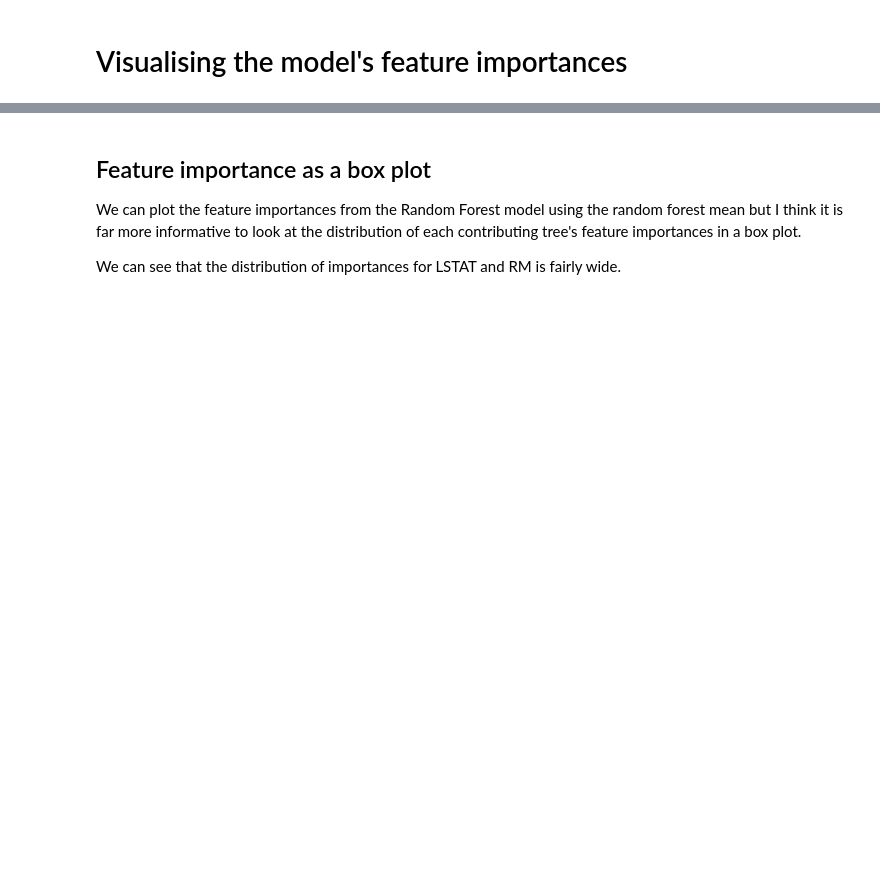
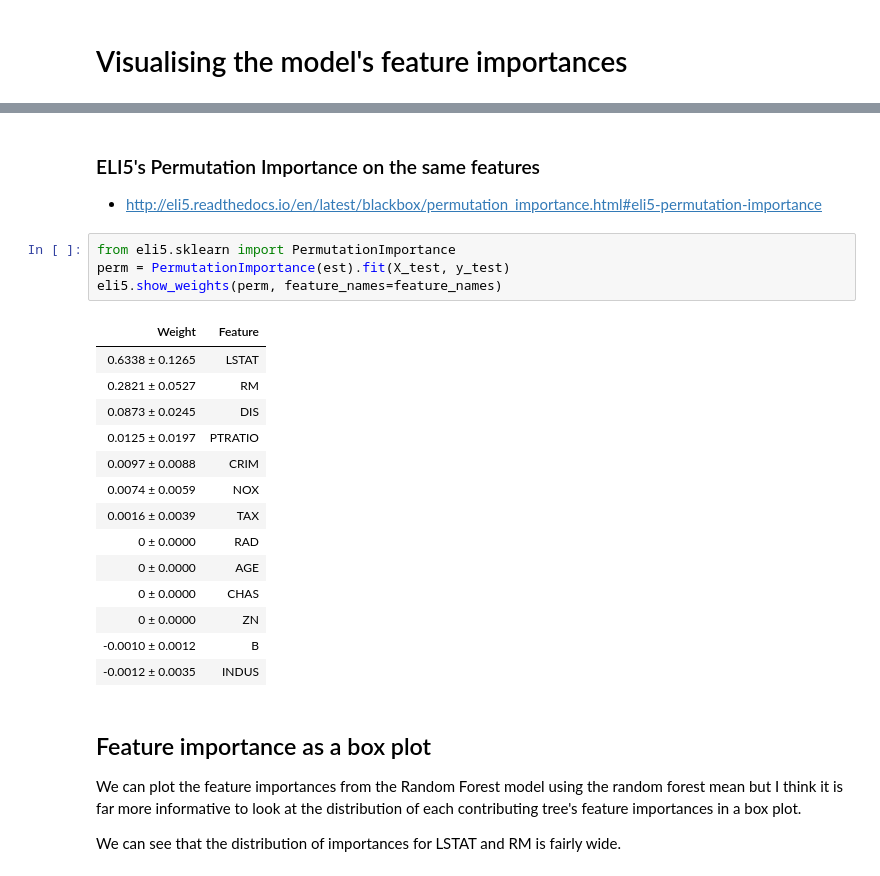
Before and after one commit to ianozsvald/data_science_delivered, a Jupyter notebook: ml_explain_regression_prediction.ipynb, the cells around one changed output, grey strips where cells are left out. Drawn from its saved outputs; the diff is of its cells as text; blank space fills up the shorter version.

Commit message:
added Permutation Importances, did some reordering

```diff
--- a/ml_explain_regression_prediction.ipynb
+++ b/ml_explain_regression_prediction.ipynb
@@ -459,3 +455,26 @@ fig.colorbar(cont, ax=ax, orientation='vertical', label="Estimated MEDV");
+# %% [markdown]
+### ELI5's Permutation Importance on the same features
+
+* http://eli5.readthedocs.io/en/latest/blackbox/permutation_importance.html#eli5-permutation-importance
+# %%
+from eli5.sklearn import PermutationImportance
+perm = PermutationImportance(est).fit(X_test, y_test)
+eli5.show_weights(perm, feature_names=feature_names)
+# %% [output]
+| Weight | Feature |
+| 0.6338 ± 0.1265 | LSTAT |
+| 0.2821 ± 0.0527 | RM |
+| 0.0873 ± 0.0245 | DIS |
+| 0.0125 ± 0.0197 | PTRATIO |
+| 0.0097 ± 0.0088 | CRIM |
+| 0.0074 ± 0.0059 | NOX |
+| 0.0016 ± 0.0039 | TAX |
+| 0 ± 0.0000 | RAD |
+| 0 ± 0.0000 | AGE |
+| 0 ± 0.0000 | CHAS |
+| 0 ± 0.0000 | ZN |
+| -0.0010 ± 0.0012 | B |
+| -0.0012 ± 0.0035 | INDUS |
 # %% [markdown]
 ## Feature importance as a box plot
 
```
Also changed, not shown: parts of 23 cells of this notebook.
